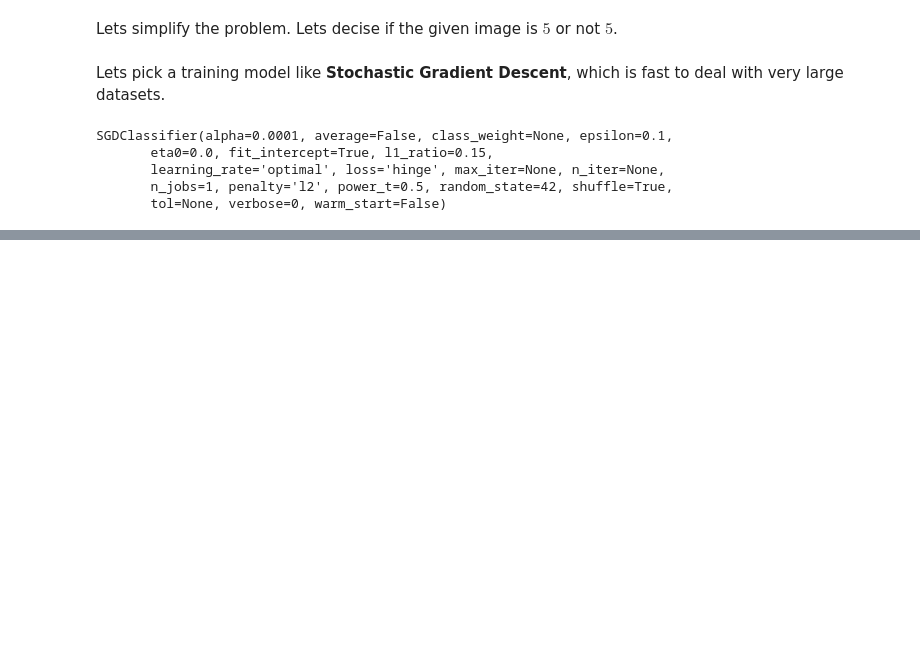
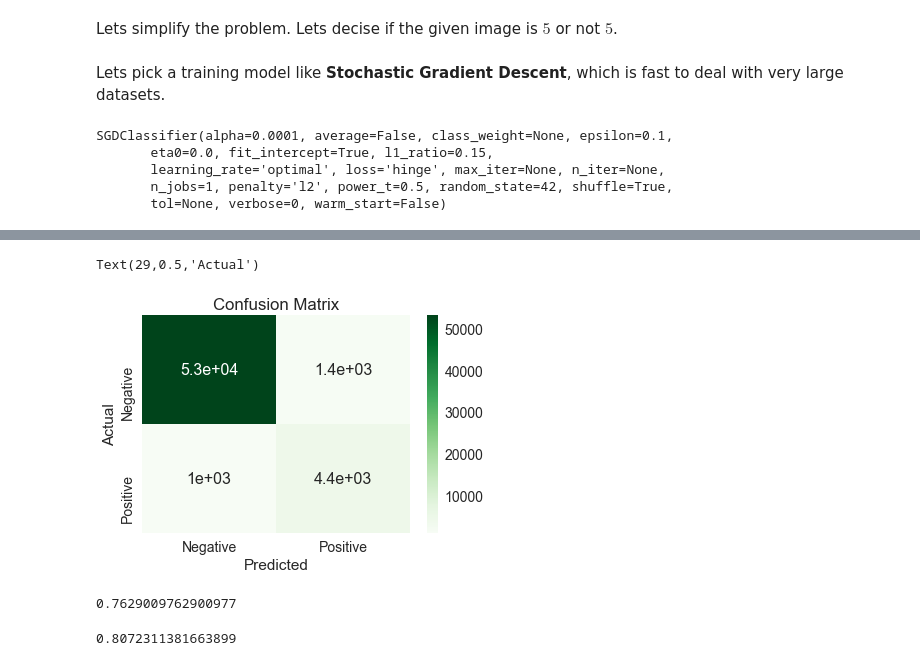
Before and after one commit to beginner1010/MachineLearning, a Jupyter notebook: Classification.ipynb, the cells around one changed output, grey strips where cells are left out. Cells and saved outputs as stored; diff of their text form; code cells hidden in the pictures; blank space fills up the shorter version.

```diff
--- a/Classification.ipynb
+++ b/Classification.ipynb
@@ -111,3 +80,3 @@ Lets used the **built-in cross validation function** provided by **Scikit Learn*
 # %%
-from sklearn.model_selection import cross_val_score
-cross_val_score(sgd_clf, X_train, y_train_5, cv=4, scoring='accuracy')
+from sklearn.model_selection import cross_val_predict
+y_train_pred = cross_val_predict(sgd_clf, X_train, y_train_5, cv = 3)
@@ -132,0 +88,24 @@ It shows that the accuracy is always high! This is because around $\%10$ of the
+# %%
+import pandas as pd
+import seaborn as sn
+from sklearn.metrics import confusion_matrix
+conf_mat = confusion_matrix(y_train_5, y_train_pred)
+df_cm = pd.DataFrame(conf_mat, {'Negative', 'Positive'}, {'Negative', 'Positive'})
+ax = plt.axes()
+sn.set(font_scale=1.4)#for label size
+sn.heatmap(df_cm, annot=True,annot_kws={"size": 16}, cmap=plt.get_cmap('Greens'), ax=ax)# font size
+ax.set_title('Confusion Matrix')
+ax.set_xlabel('Predicted')
+ax.set_ylabel('Actual')
+# %% [output]
+Text(29,0.5,'Actual')
+[figure, added]
+# %%
+from sklearn.metrics import precision_score, recall_score
+precision_score(y_train_5, y_train_pred)
+# %% [output]
+0.7629009762900977
+# %%
+recall_score(y_train_5, y_train_pred)
+# %% [output]
+0.8072311381663899
```
Also changed, not shown: parts of 17 cells of this notebook.
